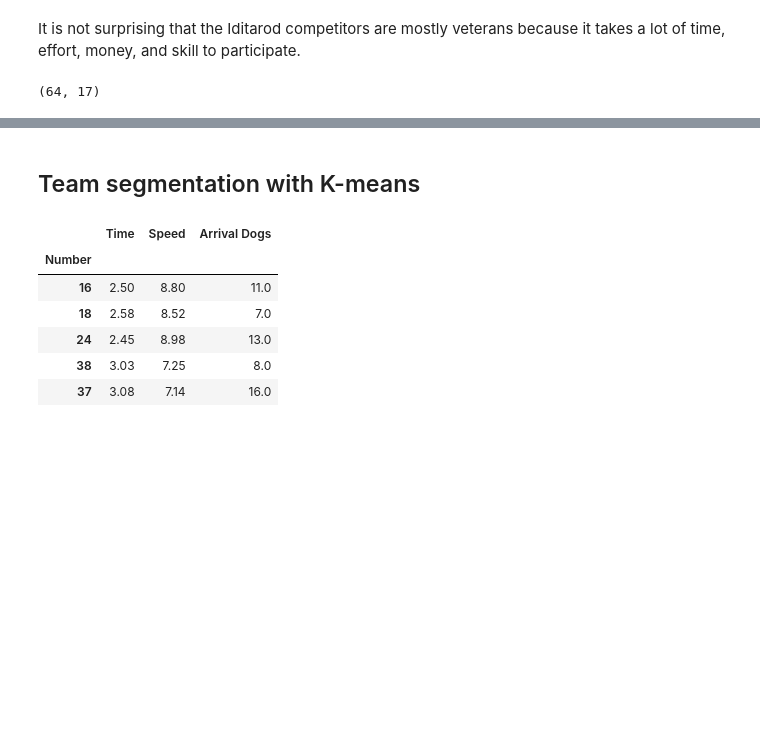
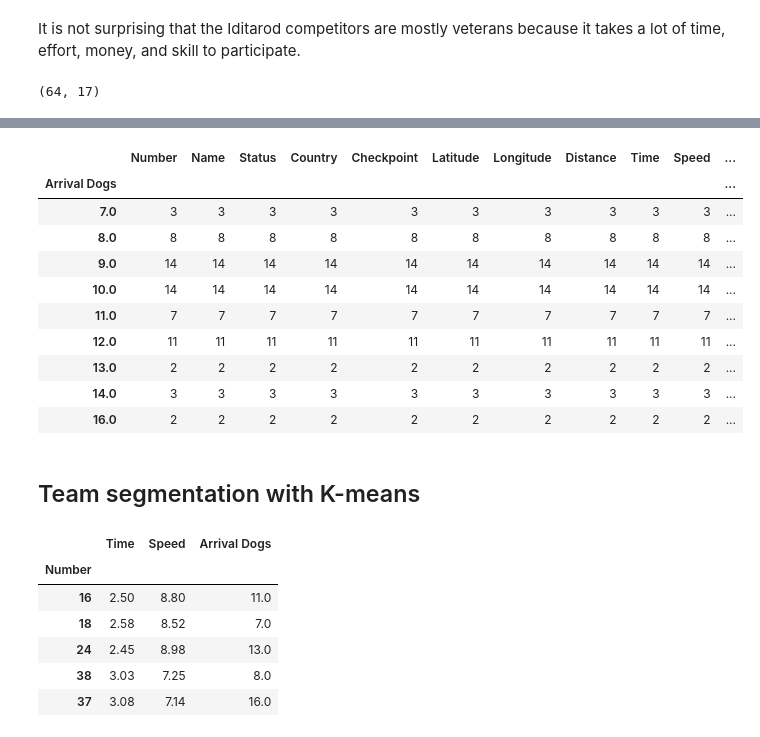
Before and after one commit to evelynzayas/Coursera_Capstone, a Jupyter notebook: Iditarod.ipynb, the cells around one changed output, grey strips where cells are left out. Saved outputs shown, nothing was run; the diff lists cells and outputs as text; code cells hidden in the pictures; blank space fills up the shorter version.

```diff
--- a/Iditarod.ipynb
+++ b/Iditarod.ipynb
@@ -385,3 +419,17 @@ df_nome.shape
+# %%
+df_nome.groupby(['Arrival Dogs']).count()
+# %% [output]
+|  | Number | Name | Status | Country | Checkpoint | Latitude | Longitude | Distance | Time | Speed | ... |
+| Arrival Dogs |  |  |  |  |  |  |  |  |  |  | ... |
+| 7.0 | 3 | 3 | 3 | 3 | 3 | 3 | 3 | 3 | 3 | 3 | ... |
+| 8.0 | 8 | 8 | 8 | 8 | 8 | 8 | 8 | 8 | 8 | 8 | ... |
+| 9.0 | 14 | 14 | 14 | 14 | 14 | 14 | 14 | 14 | 14 | 14 | ... |
+| 10.0 | 14 | 14 | 14 | 14 | 14 | 14 | 14 | 14 | 14 | 14 | ... |
+| 11.0 | 7 | 7 | 7 | 7 | 7 | 7 | 7 | 7 | 7 | 7 | ... |
+| 12.0 | 11 | 11 | 11 | 11 | 11 | 11 | 11 | 11 | 11 | 11 | ... |
+| 13.0 | 2 | 2 | 2 | 2 | 2 | 2 | 2 | 2 | 2 | 2 | ... |
+| 14.0 | 3 | 3 | 3 | 3 | 3 | 3 | 3 | 3 | 3 | 3 | ... |
+| 16.0 | 2 | 2 | 2 | 2 | 2 | 2 | 2 | 2 | 2 | 2 | ... |
 # %% [markdown]
 ## Team segmentation with K-means
 # %%
```
Also changed, not shown: parts of 14 cells of this notebook.
